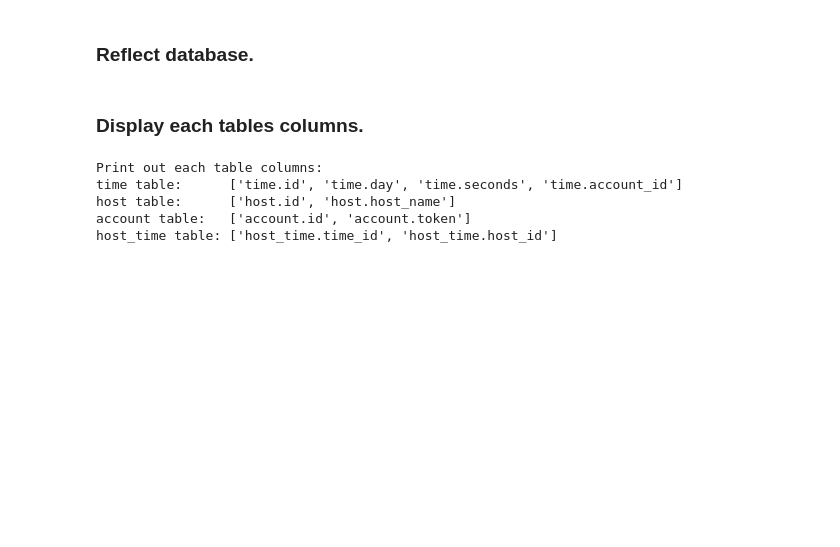
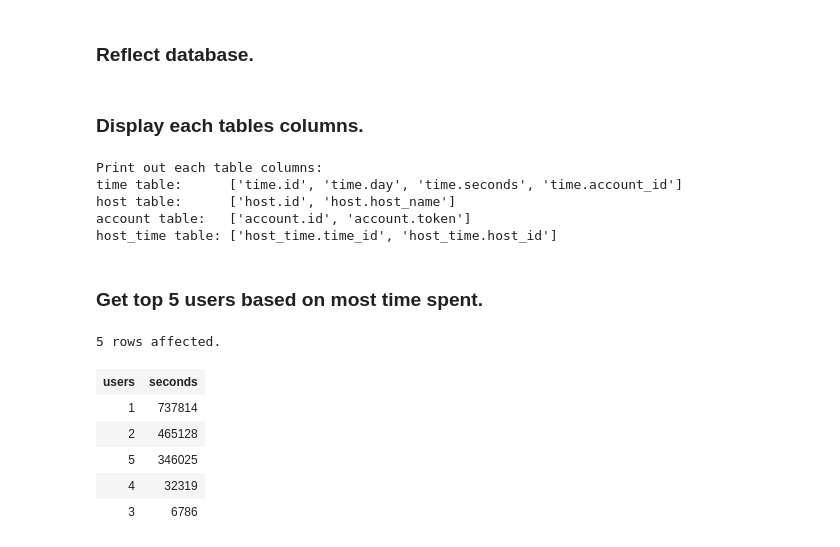
Before and after one commit to seanpar203/wta_analysis, a Jupyter notebook: top_5_time_spent.ipynb, the cells around one changed output. Drawn from its saved outputs; the diff is of its cells as text; code cells hidden in the pictures; blank space fills up the shorter version.

```diff
--- a/top_5_time_spent.ipynb
+++ b/top_5_time_spent.ipynb
@@ -58,3 +63,20 @@ time table:      ['time.id', 'time.day', 'time.seconds', 'time.account_id']
 host table:      ['host.id', 'host.host_name']
 account table:   ['account.id', 'account.token']
 host_time table: ['host_time.time_id', 'host_time.host_id']
+# %% [markdown]
+### Get top 5 users based on most time spent.
+# %%
+%%sql
+SELECT account.id as users, sum(time.seconds) as seconds FROM account
+JOIN time on account.id = time.account_id
+GROUP BY account.id
+ORDER BY seconds DESC
+LIMIT 5
+# %% [output]
+5 rows affected.
+| users | seconds |
+| 1 | 737814 |
+| 2 | 465128 |
+| 5 | 346025 |
+| 4 | 32319 |
+| 3 | 6786 |
```
Also changed, not shown: parts of 6 cells of this notebook.
